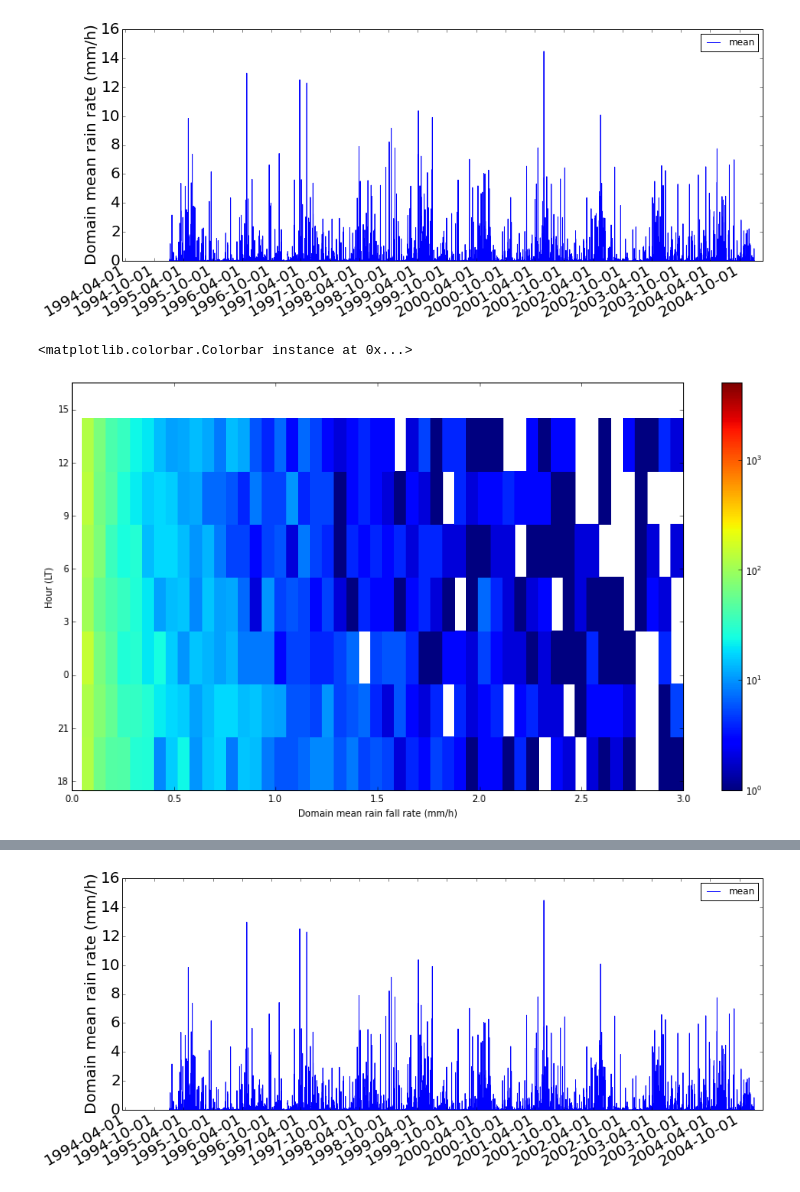
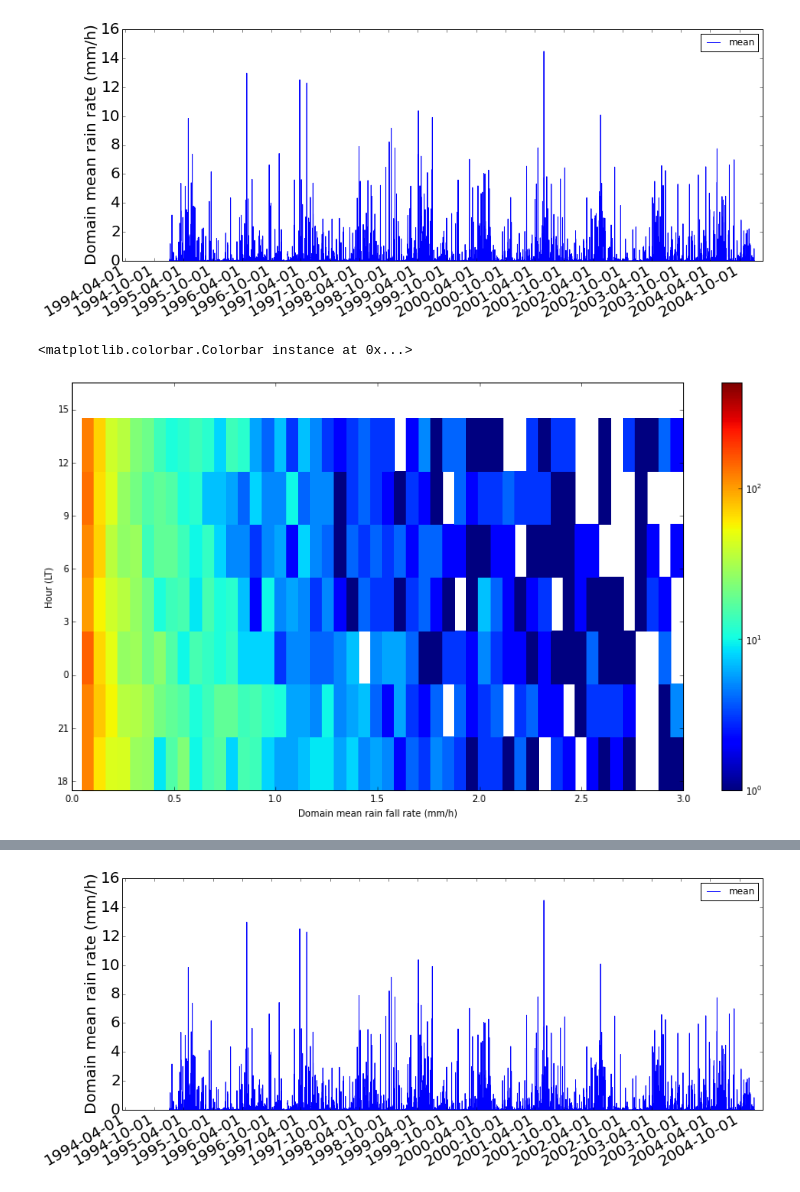
Before and after one commit to scollis/EGU16, a Jupyter notebook: notebooks/Regional model analysis.ipynb, the cells around one changed output, grey strips where cells are left out. Drawn from its saved outputs; the diff is of its cells as text; code cells hidden in the pictures.

```diff
--- a/notebooks/Regional model analysis.ipynb
+++ b/notebooks/Regional model analysis.ipynb
@@ -158,15 +158,15 @@ rain_plotter(all_times_ncep, all_rains_ncep)
 [figure]
 # %%
 fig = plt.figure(figsize = [15,8])
-plt.pcolormesh(bine, hours, hist_rf, norm=LogNorm(vmin=1, vmax=5000))
+plt.pcolormesh(bine, hours, hist_rf, norm=LogNorm(vmin=1, vmax=500))
 ax = plt.gca()
 mty = plt.yticks(hours+.5, lts)
 plt.ylim([0,23])
 plt.ylabel('Hour (LT)')
 plt.xlabel('Domain mean rain fall rate (mm/h)')
 plt.colorbar()
 # %% [output]
 <matplotlib.colorbar.Colorbar instance at 0x...>
-[figure, old version]
+[figure, new version]
 # %%
 fig = plt.figure(figsize = [15,8])
```
Also changed, not shown: parts of 5 cells of this notebook.
